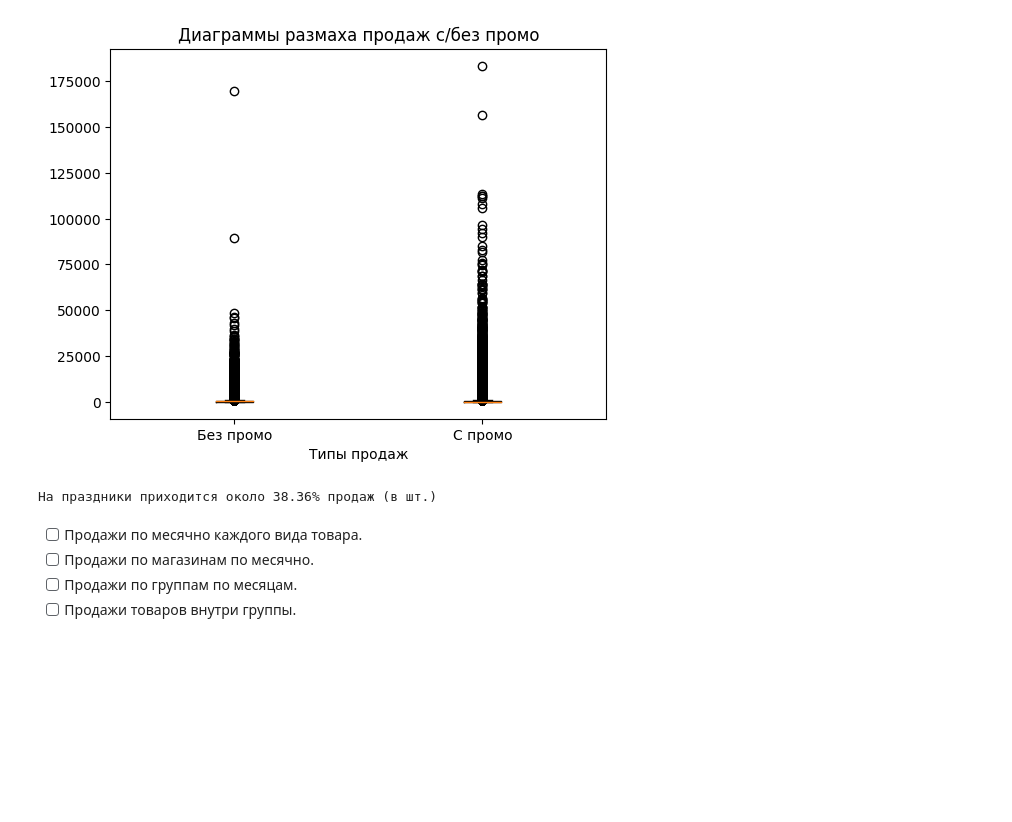
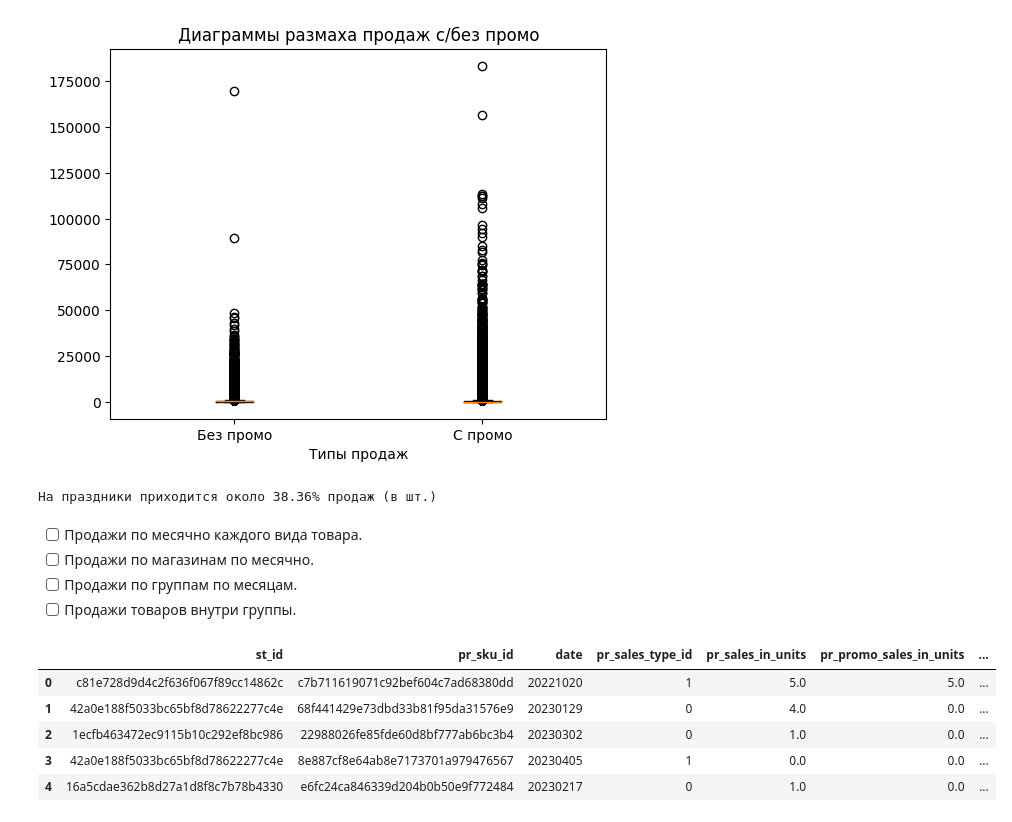
Before and after one commit to vkslv/lenta_x_yp, a Jupyter notebook: lenta1.ipynb, the cells around one changed output. Drawn from its saved outputs; the diff is of its cells as text; code cells hidden in the pictures; blank space fills up the shorter version.

```diff
--- a/lenta1.ipynb
+++ b/lenta1.ipynb
@@ -150,3 +150,12 @@ print('На праздники приходится около {0:.2%} прод
 - [ ] Продажи по магазинам по месячно.
 - [ ] Продажи по группам по месяцам.
 - [ ] Продажи товаров внутри группы.
+# %%
+sales_df_train.head()
+# %% [output]
+|  | st_id | pr_sku_id | date | pr_sales_type_id | pr_sales_in_units | pr_promo_sales_in_units | ... |
+| 0 | c81e728d9d4c2f636f067f89cc14862c | c7b711619071c92bef604c7ad68380dd | 20221020 | 1 | 5.0 | 5.0 | ... |
+| 1 | 42a0e188f5033bc65bf8d78622277c4e | 68f441429e73dbd33b81f95da31576e9 | 20230129 | 0 | 4.0 | 0.0 | ... |
+| 2 | 1ecfb463472ec9115b10c292ef8bc986 | 22988026fe85fde60d8bf777ab6bc3b4 | 20230302 | 0 | 1.0 | 0.0 | ... |
+| 3 | 42a0e188f5033bc65bf8d78622277c4e | 8e887cf8e64ab8e7173701a979476567 | 20230405 | 1 | 0.0 | 0.0 | ... |
+| 4 | 16a5cdae362b8d27a1d8f8c7b78b4330 | e6fc24ca846339d204b0b50e9f772484 | 20230217 | 0 | 1.0 | 0.0 | ... |
```
Also changed, not shown: parts of 4 cells of this notebook.
